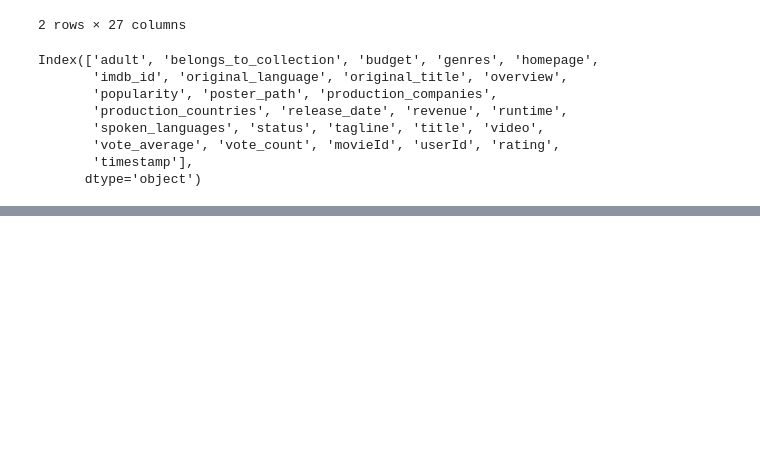
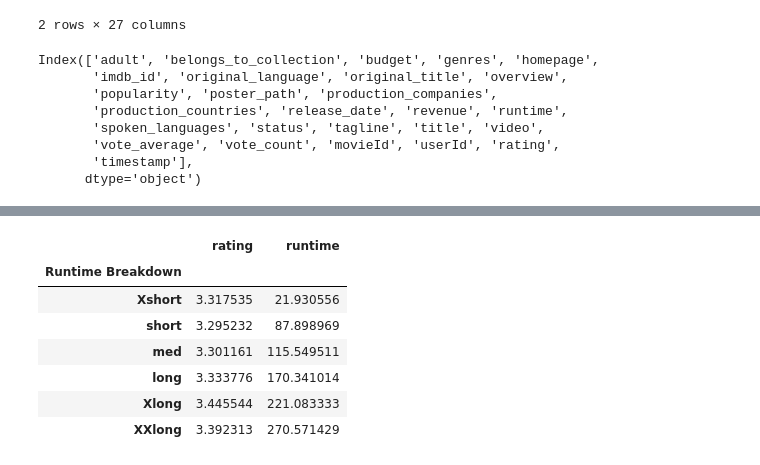
Before and after one commit to Rod-Skoglund/Data-Analytics-Project1, a Jupyter notebook: MovieAnalysis.ipynb, the cells around one changed output, grey strips where cells are left out. Saved outputs shown, nothing was run; the diff lists cells and outputs as text; code cells hidden in the pictures; blank space fills up the shorter version.

```diff
--- a/MovieAnalysis.ipynb
+++ b/MovieAnalysis.ipynb
@@ -219,0 +279,10 @@ trimmed_merge_table.head()
+# %%
+# Create the bins in which Data will be held
+# Bins are 0, 60, 70, 80, 90, 100
+bins = [0, 50, 100, 150, 200, 250, 300]
+
+# Create the names for the four bins
+group_names = ["Xshort", "short", "med", "long", "Xlong", "XXlong" ]
+# %%
+trimmed_runtime_movies_df["Runtime Breakdown"] = pd.cut(trimmed_runtime_movies_df["runtime"], bins, labels=group_names)
+trimmed_runtime_movies_df.head(1)
@@ -219,0 +297,13 @@ trimmed_merge_table.head()
+# %%
+ratings_vote_count_df = trimmed_runtime_movies_df[["rating", "runtime", "Runtime Breakdown"]]
+ratings_vote_count_df = ratings_vote_count_df.groupby("Runtime Breakdown")
+ratings_vote_count_df.mean()
+# %% [output]
+|  | rating | runtime |
+| Runtime Breakdown |  |  |
+| Xshort | 3.317535 | 21.930556 |
+| short | 3.295232 | 87.898969 |
+| med | 3.301161 | 115.549511 |
+| long | 3.333776 | 170.341014 |
+| Xlong | 3.445544 | 221.083333 |
+| XXlong | 3.392313 | 270.571429 |
```
Also changed, not shown: parts of 17 cells of this notebook.
